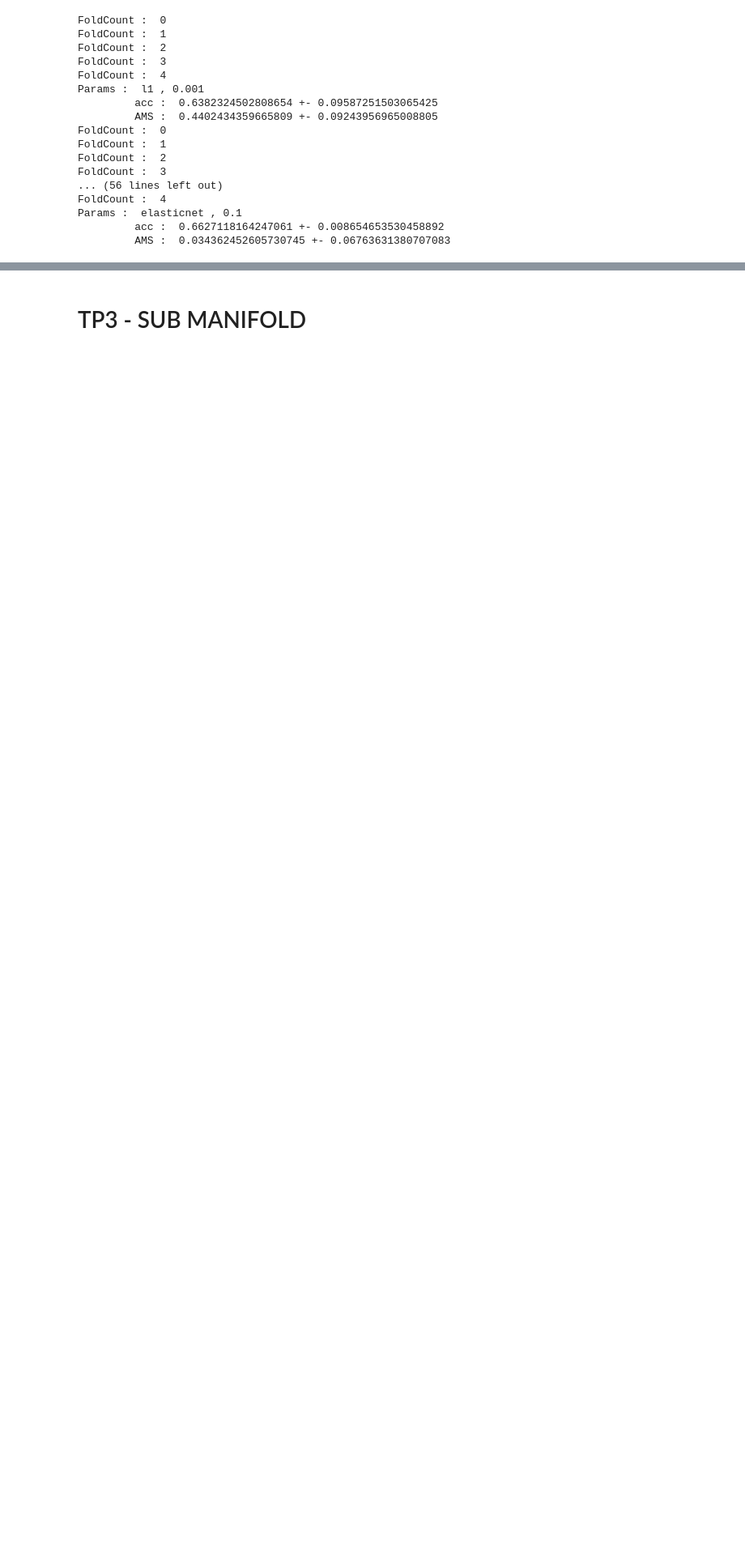
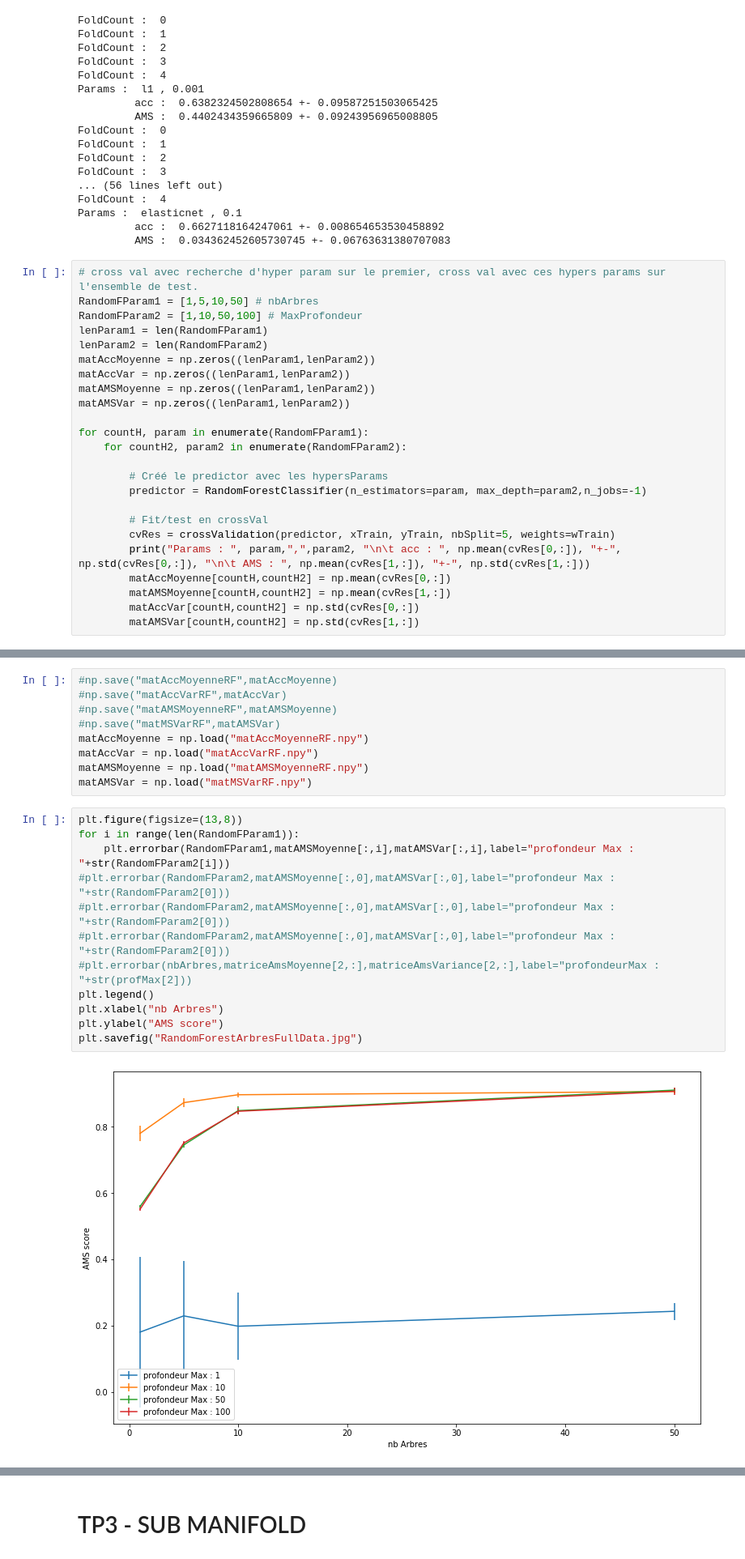
Before and after one commit to NathanBuskulic/REDS-Project, a Jupyter notebook: Classification.ipynb, the cells around one changed output, grey strips where cells are left out. Shown at 81% size. Cells and saved outputs as stored; diff of their text form; blank space fills up the shorter version.

```diff
--- a/Classification.ipynb
+++ b/Classification.ipynb
@@ -501,3 +501,27 @@ FoldCount :  4
 Params :  elasticnet , 0.1
          acc :  0.6627118164247061 +- 0.008654653530458892
          AMS :  0.034362452605730745 +- 0.06763631380707083
+# %%
+# cross val avec recherche d'hyper param sur le premier, cross val avec ces hypers params sur l'ensemble de test.
+RandomFParam1 = [1,5,10,50] # nbArbres
+RandomFParam2 = [1,10,50,100] # MaxProfondeur
+lenParam1 = len(RandomFParam1)
+lenParam2 = len(RandomFParam2)
+matAccMoyenne = np.zeros((lenParam1,lenParam2))
+matAccVar = np.zeros((lenParam1,lenParam2))
+matAMSMoyenne = np.zeros((lenParam1,lenParam2))
+matAMSVar = np.zeros((lenParam1,lenParam2))
+
+for countH, param in enumerate(RandomFParam1):
+    for countH2, param2 in enumerate(RandomFParam2):
+
+        # Créé le predictor avec les hypersParams
+        predictor = RandomForestClassifier(n_estimators=param, max_depth=param2,n_jobs=-1)
+
+        # Fit/test en crossVal
+        cvRes = crossValidation(predictor, xTrain, yTrain, nbSplit=5, weights=wTrain)
+        print("Params : ", param,",",param2, "\n\t acc : ", np.mean(cvRes[0,:]), "+-", np.std(cvRes[0,:]), "\n\t AMS : ", np.mean(cvRes[1,:]), "+-", np.std(cvRes[1,:]))
+        matAccMoyenne[countH,countH2] = np.mean(cvRes[0,:])
+        matAMSMoyenne[countH,countH2] = np.mean(cvRes[1,:])
+        matAccVar[countH,countH2] = np.std(cvRes[0,:])
+        matAMSVar[countH,countH2] = np.std(cvRes[1,:])
@@ -503,0 +546,23 @@ Params :  elasticnet , 0.1
+# %%
+#np.save("matAccMoyenneRF",matAccMoyenne)
+#np.save("matAccVarRF",matAccVar)
+#np.save("matAMSMoyenneRF",matAMSMoyenne)
+#np.save("matMSVarRF",matAMSVar)
+matAccMoyenne = np.load("matAccMoyenneRF.npy")
+matAccVar = np.load("matAccVarRF.npy")
+matAMSMoyenne = np.load("matAMSMoyenneRF.npy")
+matAMSVar = np.load("matMSVarRF.npy")
+# %%
+plt.figure(figsize=(13,8))
+for i in range(len(RandomFParam1)):
+    plt.errorbar(RandomFParam1,matAMSMoyenne[:,i],matAMSVar[:,i],label="profondeur Max : "+str(RandomFParam2[i]))
+#plt.errorbar(RandomFParam2,matAMSMoyenne[:,0],matAMSVar[:,0],label="profondeur Max : "+str(RandomFParam2[0]))
+#plt.errorbar(RandomFParam2,matAMSMoyenne[:,0],matAMSVar[:,0],label="profondeur Max : "+str(RandomFParam2[0]))
+#plt.errorbar(RandomFParam2,matAMSMoyenne[:,0],matAMSVar[:,0],label="profondeur Max : "+str(RandomFParam2[0]))
+#plt.errorbar(nbArbres,matriceAmsMoyenne[2,:],matriceAmsVariance[2,:],label="profondeurMax : "+str(profMax[2]))
+plt.legend()
+plt.xlabel("nb Arbres")
+plt.ylabel("AMS score")
+plt.savefig("RandomForestArbresFullData.jpg")
+# %% [output]
+[figure, added]
```
Also changed, not shown: parts of 8 cells of this notebook.
